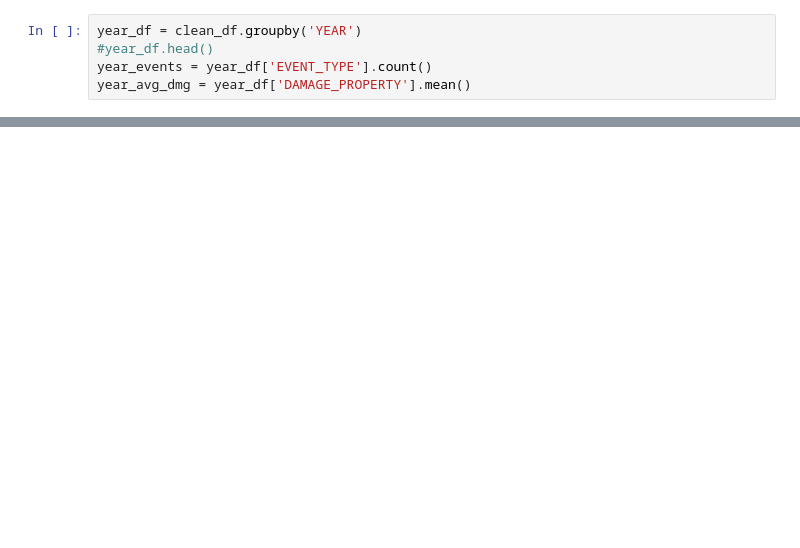
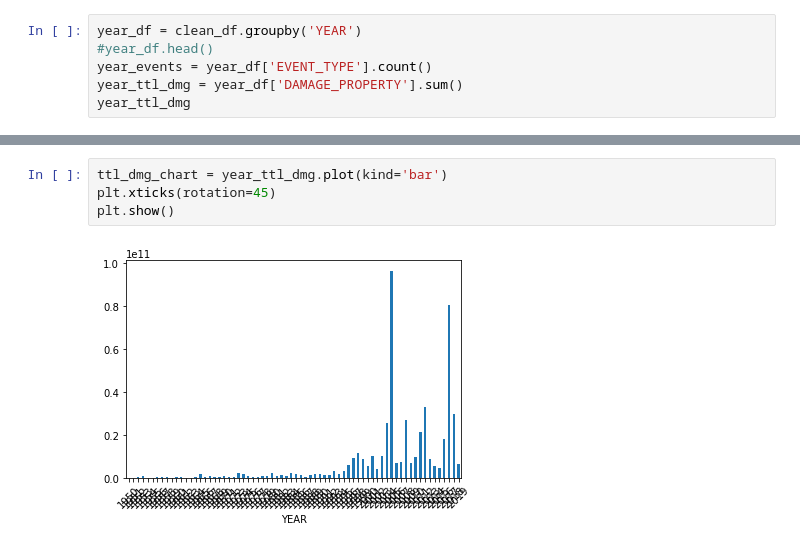
Before and after one commit to RedRubiksCube/project1, a Jupyter notebook: Jzwork.ipynb, the cells around one changed output, grey strips where cells are left out. Cells and saved outputs as stored; diff of their text form; blank space fills up the shorter version.

```diff
--- a/Jzwork.ipynb
+++ b/Jzwork.ipynb
@@ -18,4 +19,5 @@ clean_df.head()
 year_df = clean_df.groupby('YEAR')
 #year_df.head()
 year_events = year_df['EVENT_TYPE'].count()
-year_avg_dmg = year_df['DAMAGE_PROPERTY'].mean()
+year_ttl_dmg = year_df['DAMAGE_PROPERTY'].sum()
+year_ttl_dmg
@@ -33,0 +48,6 @@ year_avg_dmg.profile_report()
+# %%
+ttl_dmg_chart = year_ttl_dmg.plot(kind='bar')
+plt.xticks(rotation=45)
+plt.show()
+# %% [output]
+[figure, added]
```
Also changed, not shown: parts of 15 cells of this notebook, 3 other files.
